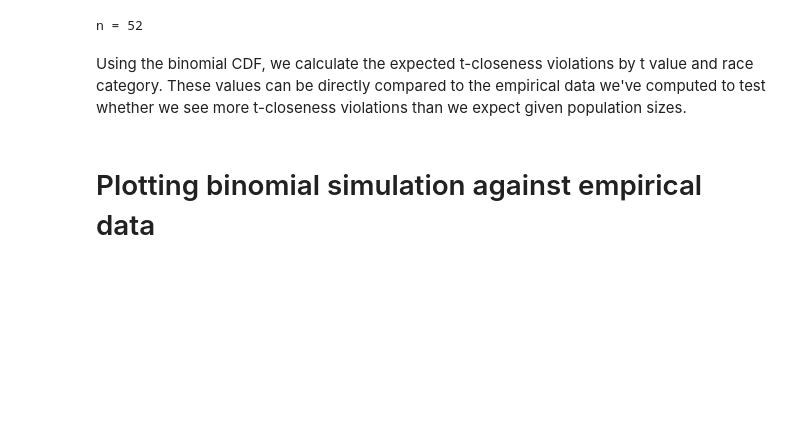
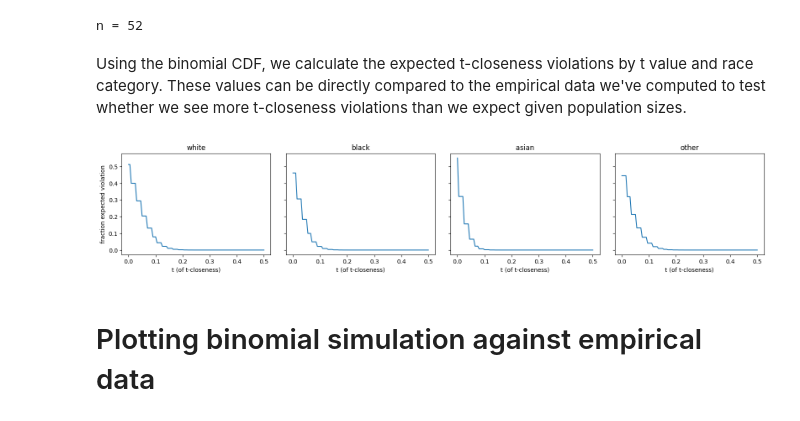
Before and after one commit to aberke/floc-analysis, a Jupyter notebook: notebooks/t-closeness-for-comscore-panels-by-race.ipynb, the cells around one changed output. Saved outputs shown, nothing was run; the diff lists cells and outputs as text; code cells hidden in the pictures; blank space fills up the shorter version.

```diff
--- a/notebooks/t-closeness-for-comscore-panels-by-race.ipynb
+++ b/notebooks/t-closeness-for-comscore-panels-by-race.ipynb
@@ -142,21 +144,23 @@ Using the binomial CDF, we calculate the expected t-closeness violations by t va
 # %%
 # calculate estimated violations for each t
 est_t_violations_df = pd.DataFrame({'t': T})
 for (race, p) in race_fractions_df.set_index('race')['fraction'].items():
     est = lambda t: estimate_prob_t_closeness_violation_binomial(n, p, t)
     est_t_violations_df[race] = est_t_violations_df['t'].apply(est)
 
 est_t_violations_df.set_index('t', inplace=True)
 
-#fig, axes = plt.subplots(1, 4, figsize=(4*4, 3), dpi=100, sharey=True)
-#plt.tight_layout()
-#for i, cat in enumerate(est_t_violations_df.columns):
-#    ax = axes[i]
-#    ax.plot(est_t_violations_df[cat])
-#    ax.set_title(cat)
-#    ax.set_xlabel('t (of t-closeness)')
+fig, axes = plt.subplots(1, 4, figsize=(4*4, 3), dpi=100, sharey=True)
+plt.tight_layout()
+for i, cat in enumerate(est_t_violations_df.columns):
+    ax = axes[i]
+    ax.plot(est_t_violations_df[cat])
+    ax.set_title(cat)
+    ax.set_xlabel('t (of t-closeness)')
 
-#_ = axes[0].set_ylabel('fraction expected violation')
+_ = axes[0].set_ylabel('fraction expected violation')
+# %% [output]
+[figure, added]
 # %% [markdown]
 # Plotting binomial simulation against empirical data
 # %%
```
Also changed, not shown: parts of 35 cells of this notebook.
